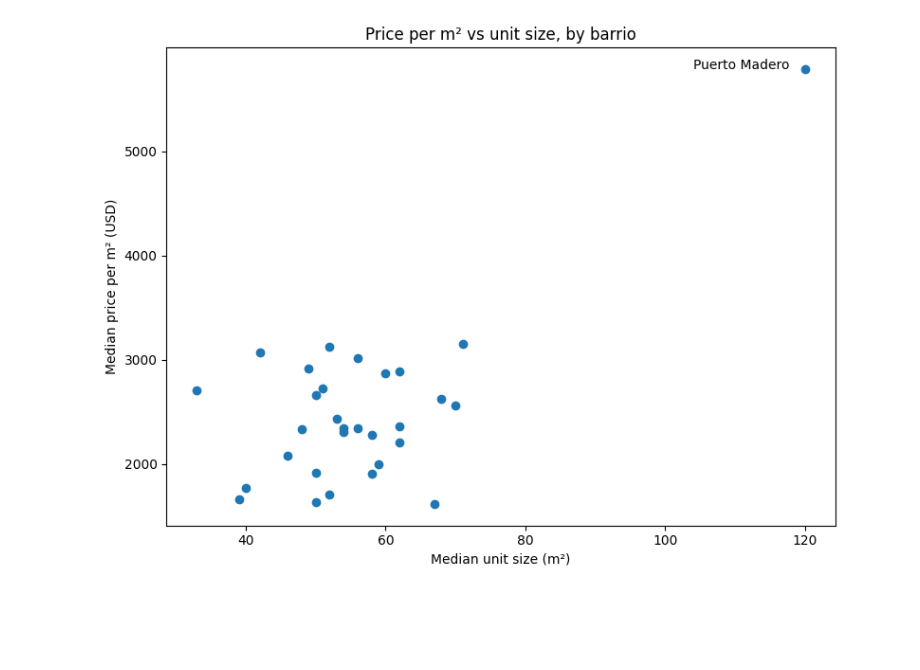
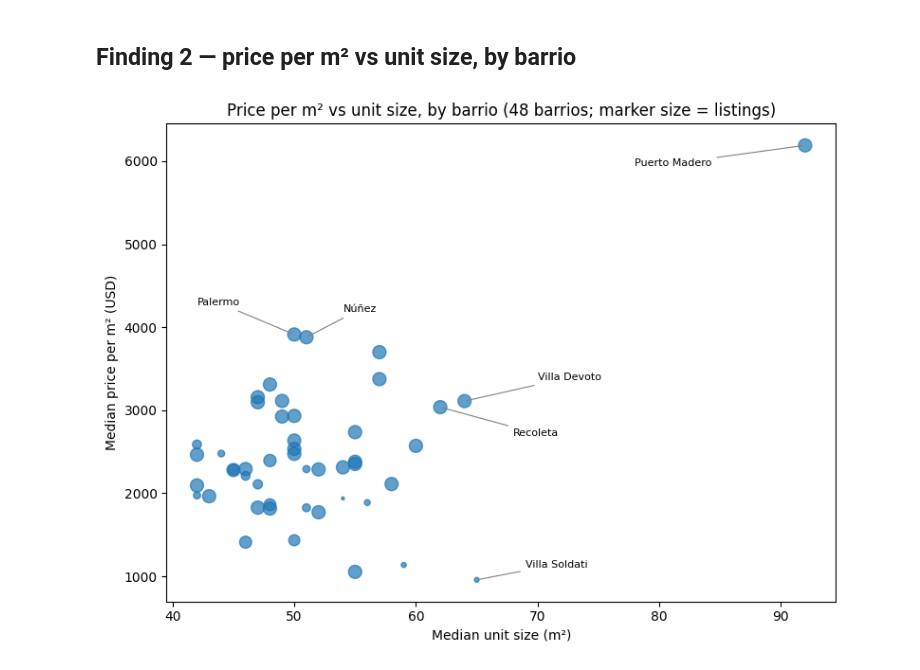
Before and after one commit to morales-ignacio/buenos-aires-real-estate, a Jupyter notebook: report/make_figures.ipynb, the cells around one changed output. Saved outputs shown, nothing was run; the diff lists cells and outputs as text; code cells hidden in the pictures; blank space fills up the shorter version.

```diff
--- a/report/make_figures.ipynb
+++ b/report/make_figures.ipynb
@@ -31,0 +7,18 @@ df = pd.read_sql("""
+# %%
+import pandas as pd
+import matplotlib.pyplot as plt
+
+MIN_N = 10
+listings = pd.read_csv("../data/listings.csv")
+
+df = (listings.groupby("neighborhood")
+        .agg(n=("price", "size"),
+             median_usd_m2=("price_per_m2", "median"),
+             median_price=("price", "median"),
+             median_m2=("covered_m2", "median"))
+        .round(0)
+        .query("n >= @MIN_N")
+        .sort_values("median_usd_m2", ascending=False)
+        .reset_index())
+print(f"{len(listings):,} listings, {len(df)} barrios")
+df.head(8)
@@ -48,20 +81,21 @@ plt.show()
+# %% [markdown]
+## Finding 2 — price per m² vs unit size, by barrio
 # %%
 fig, ax = plt.subplots(figsize=(8, 6))
+ax.scatter(df["median_m2"], df["median_usd_m2"], s=df["n"].clip(20, 400) / 4, alpha=0.7)
 
-ax.scatter(df["median_m2"], df["median_usd_m2"])
+arrow = dict(arrowstyle="-", color="grey", lw=0.8)
+for name, dx, dy in [("Puerto Madero", -14, -250), ("Palermo", -8, 350), ("Núñez", 3, 300),
+                     ("Recoleta", 6, -350), ("Villa Devoto", 6, 250), ("Villa Soldati", 4, 150)]:
+    row = df[df["neighborhood"] == name].iloc[0]
+    ax.annotate(name, xy=(row["median_m2"], row["median_usd_m2"]),
+                xytext=(row["median_m2"] + dx, row["median_usd_m2"] + dy), fontsize=8, arrowprops=arrow)
 
 ax.set_xlabel("Median unit size (m²)")
 ax.set_ylabel("Median price per m² (USD)")
-ax.set_title("Price per m² vs unit size, by barrio")
-
+ax.set_title(f"Price per m² vs unit size, by barrio ({len(df)} barrios; marker size = listings)")
 plt.tight_layout()
-
-pm = df[df["neighborhood"] == "Puerto Madero"].iloc[0]
-ax.annotate("Puerto Madero", xy=(pm["median_m2"], pm["median_usd_m2"]),
-            xytext=(pm["median_m2"] - 16, pm["median_usd_m2"]))
-
 fig.savefig("charts/price_per_m2_vs_size.png", dpi=150, bbox_inches="tight")
-
 plt.show()
 # %% [output]
-[figure, old version]
+[figure, new version]
```
Also changed, not shown: parts of 10 cells of this notebook, 5 other files.
